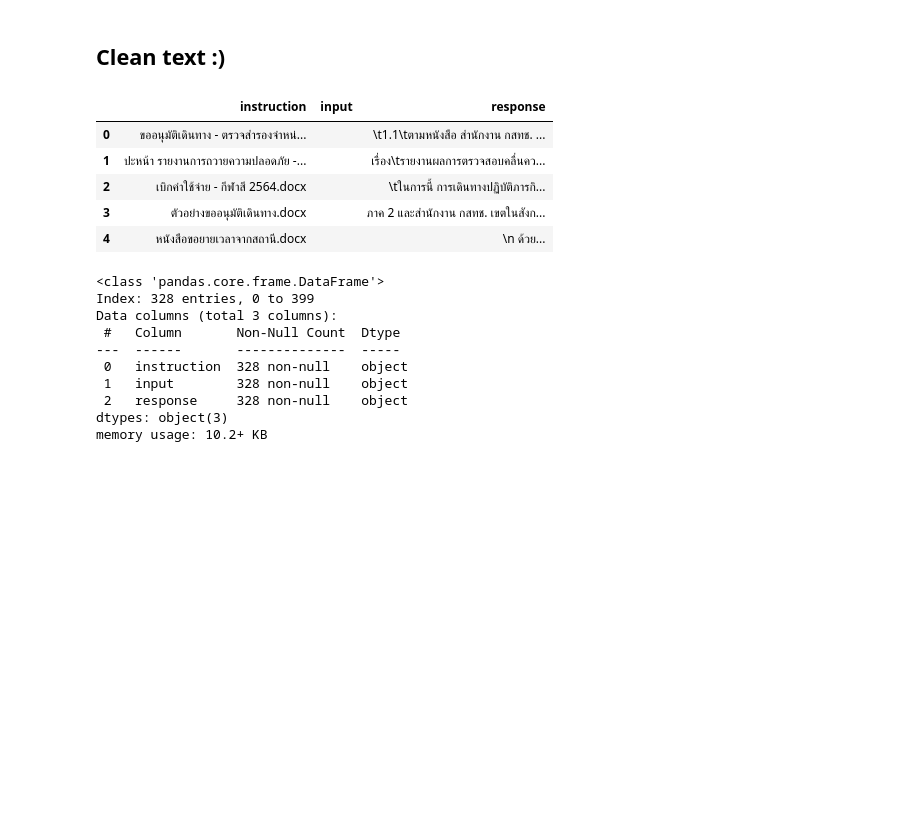
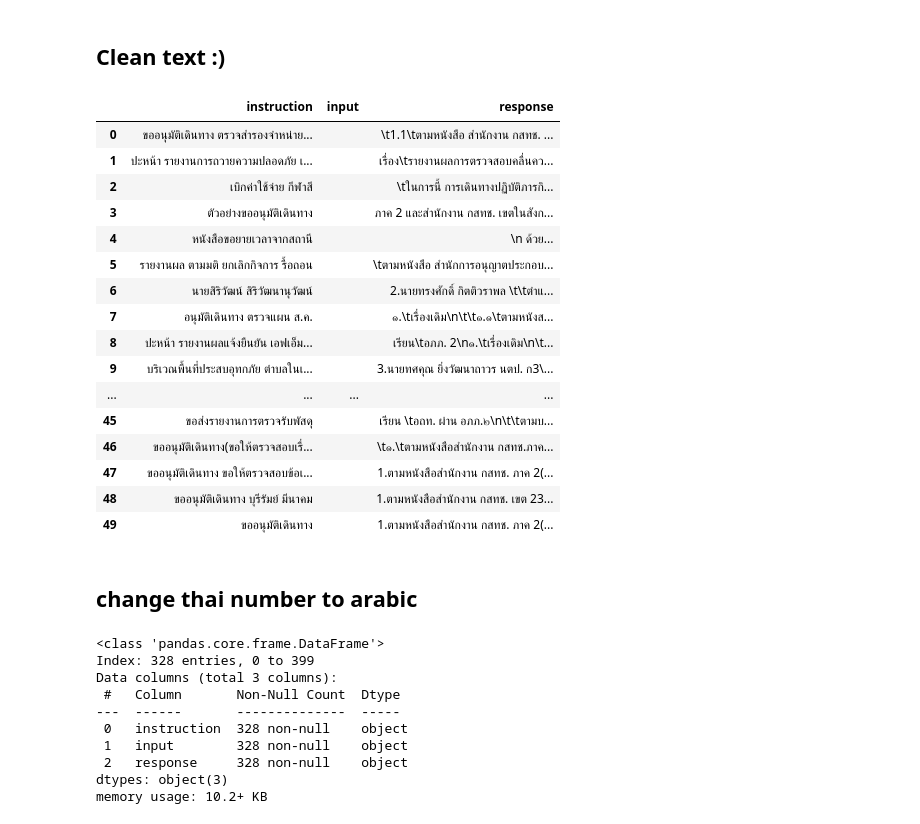
Before and after one commit to dearxcorex/LLM_Project, a Jupyter notebook: process.ipynb, the cells around one changed output. Drawn from its saved outputs; the diff is of its cells as text; code cells hidden in the pictures; blank space fills up the shorter version.

Commit message:
change number

```diff
--- a/process.ipynb
+++ b/process.ipynb
@@ -83,14 +83,25 @@ all_files = glob.glob(path)
 # %%
 df = pd.concat((pd.read_json(f) for f in all_files),ignore_index=True)
 # %%
-df.head()
+df.head(50)
 # %% [output]
 |  | instruction | input | response |
-| 0 | ขออนุมัติเดินทาง - ตรวจสำรองจำหน่... |  | \t1.1\tตามหนังสือ สำนักงาน กสทช. ... |
-| 1 | ปะหน้า รายงานการถวายความปลอดภัย -... |  | เรื่อง\tรายงานผลการตรวจสอบคลื่นคว... |
-| 2 | เบิกค่าใช้จ่าย - กีฬาสี 2564.docx |  | \tในการนี้ การเดินทางปฏิบัติภารกิ... |
-| 3 | ตัวอย่างขออนุมัติเดินทาง.docx |  | ภาค 2 และสำนักงาน กสทช. เขตในสังก... |
-| 4 | หนังสือขอยายเวลาจากสถานี.docx |  | \n ด้วย... |
+| 0 | ขออนุมัติเดินทาง ตรวจสำรองจำหน่าย... |  | \t1.1\tตามหนังสือ สำนักงาน กสทช. ... |
+| 1 | ปะหน้า รายงานการถวายความปลอดภัย เ... |  | เรื่อง\tรายงานผลการตรวจสอบคลื่นคว... |
+| 2 | เบิกค่าใช้จ่าย กีฬาสี |  | \tในการนี้ การเดินทางปฏิบัติภารกิ... |
+| 3 | ตัวอย่างขออนุมัติเดินทาง |  | ภาค 2 และสำนักงาน กสทช. เขตในสังก... |
+| 4 | หนังสือขอยายเวลาจากสถานี |  | \n ด้วย... |
+| 5 | รายงานผล ตามมติ ยกเลิกกิจการ รื้อถอน |  | \tตามหนังสือ สำนักการอนุญาตประกอบ... |
+| 6 | นายสิริวัฒน์ สิริวัฒนานุวัฒน์ |  | 2.นายทรงศักดิ์ กิตติวราพล \t\tตำแ... |
+| 7 | อนุมัติเดินทาง ตรวจแผน ส.ค. |  | ๑.\tเรื่องเดิม\n\t\t๑.๑\tตามหนังส... |
+| 8 | ปะหน้า รายงานผลแจ้งยืนยัน เอฟเอ็ม... |  | เรียน\tอภภ. 2\n๑.\tเรื่องเดิม\n\t... |
+| 9 | บริเวณพื้นที่ประสบอุทกภัย ตำบลในเ... |  | 3.นายทศคุณ ยิ่งวัฒนาถาวร นตป. ก3\... |
+| ... | ... | ... | ... |
+| 45 | ขอส่งรายงานการตรวจรับพัสดุ |  | เรียน \tอถท. ผ่าน อภภ.๒\n\t\tตามบ... |
+| 46 | ขออนุมัติเดินทาง(ขอให้ตรวจสอบเรื่... |  | \t๑.\tตามหนังสือสำนักงาน กสทช.ภาค... |
+| 47 | ขออนุมัติเดินทาง ขอให้ตรวจสอบข้อเ... |  | 1.ตามหนังสือสำนักงาน กสทช. ภาค 2(... |
+| 48 | ขออนุมัติเดินทาง บุรีรัมย์ มีนาคม |  | 1.ตามหนังสือสำนักงาน กสทช. เขต 23... |
+| 49 | ขออนุมัติเดินทาง |  | 1.ตามหนังสือสำนักงาน กสทช. ภาค 2(... |
 # %%
 df['instruction'] = df['instruction'].str.replace(r'\.docx','',regex=True)
 # %%
@@ -117,3 +131,5 @@ pattern = '|'.join(text_to_filter)
 df_filtered = df[~df['instruction'].str.contains(pattern,regex=True,na=False)]
 # %%
 df_filtered = df.drop_duplicates(subset='instruction',keep='first')
+# %% [markdown]
+## change thai number to arabic
```
Also changed, not shown: parts of 4 cells of this notebook, 1 other file.
